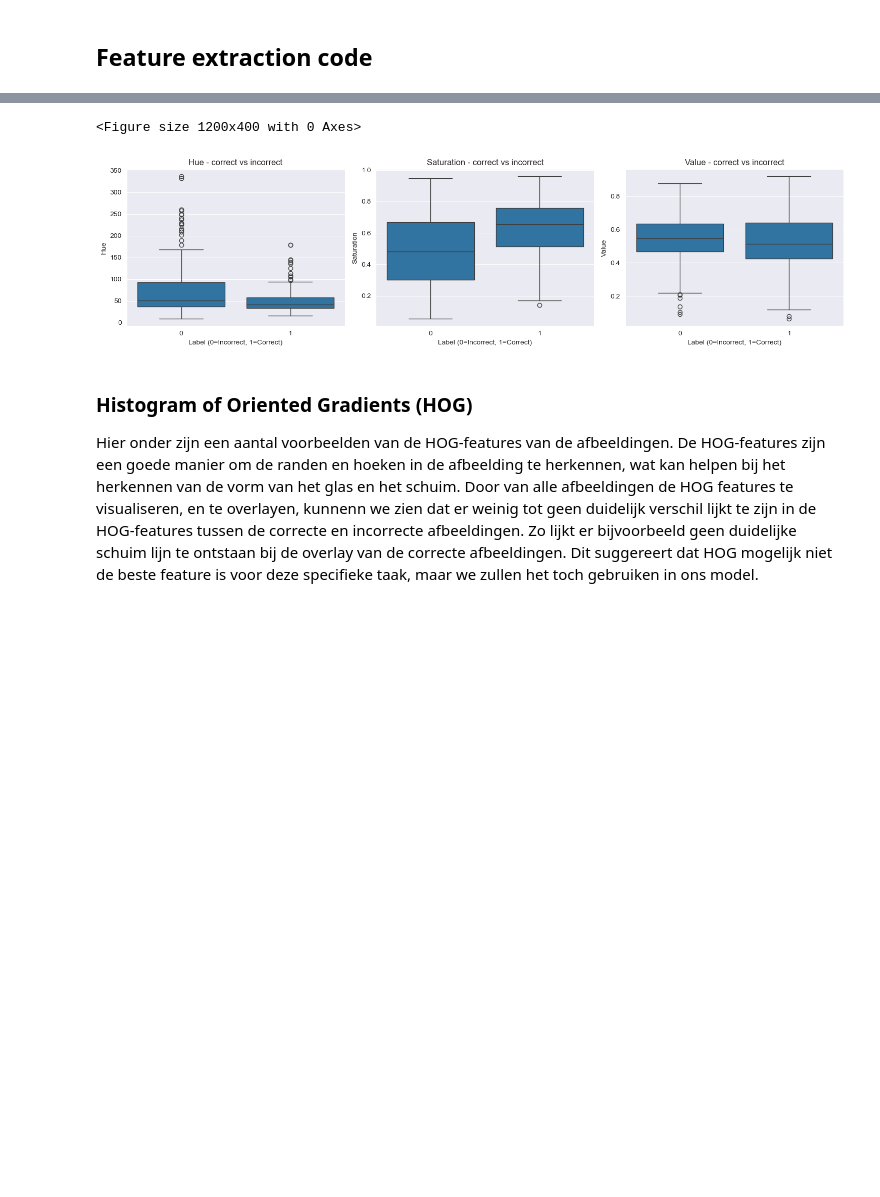
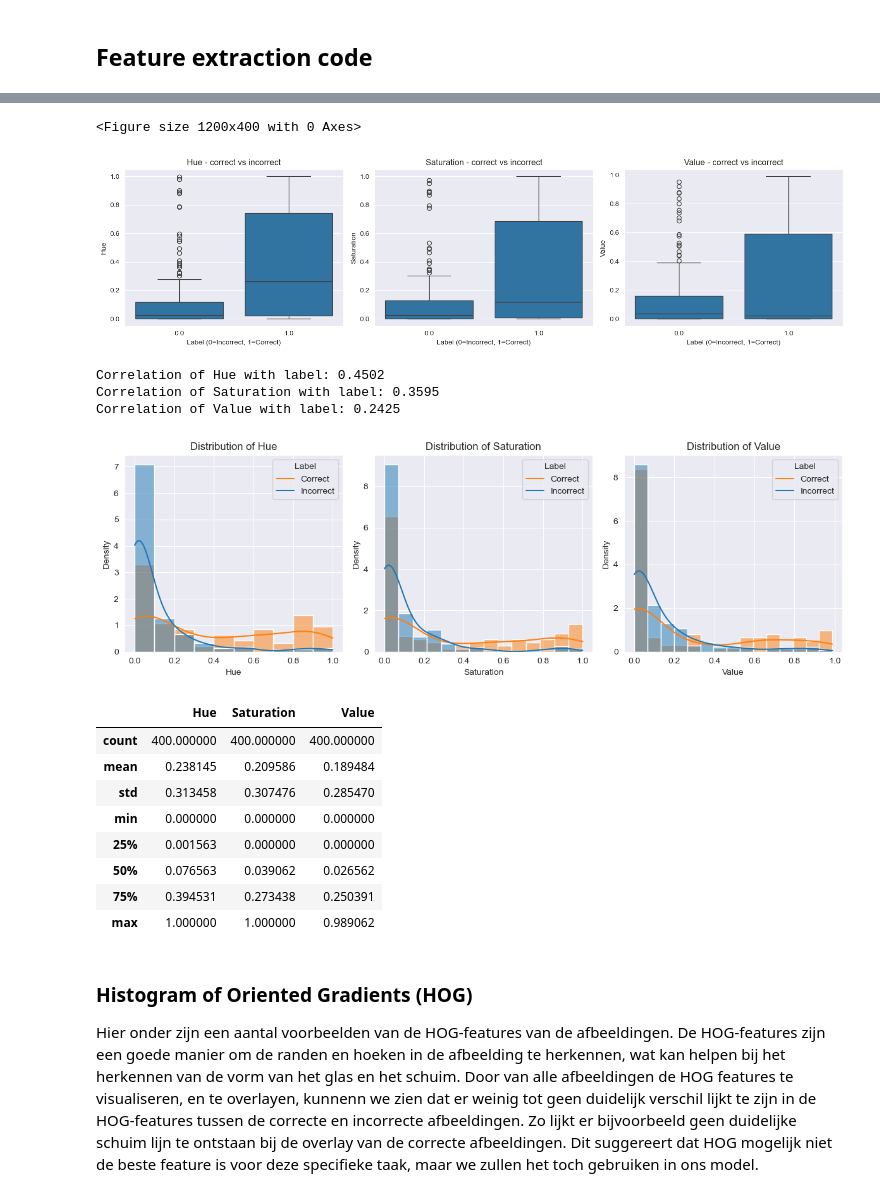
Before and after one commit to Liftpiloot/beer-classifier, a Jupyter notebook: Beer_classifier.ipynb, the cells around one changed output, grey strips where cells are left out. Saved outputs shown, nothing was run; the diff lists cells and outputs as text; code cells hidden in the pictures; blank space fills up the shorter version.

```diff
--- a/Beer_classifier.ipynb
+++ b/Beer_classifier.ipynb
@@ -241,17 +244,20 @@ def extract_features(images):
         # Resize to a consistent size
         image = cv2.resize(image, (128, 128))
 
-        h = image.shape[0]
-        third = h // 3
+        w = image.shape[1]
+        half = w // 2
 
-        foam = image[5:20, :]
-        beer = image[30:60, :]
+        foam = [(5, 10), (10, 15), (15, 20), (20, 25)]
+        foam_features = []
+        beer = image[30:60, half - 30:half + 30, :]
 
-        # --- Wit-percentage in bovenste pixels (5-20) ---
-        hsv_top = cv2.cvtColor(foam, cv2.COLOR_BGR2HSV)
-        # Adjust thresholds for normalized pixel values (0-1 range instead of 0-255)
-        white_mask = cv2.inRange(hsv_top, (0, 0, 0.78), (180, 0.2, 1.0))
-        white_ratio_top = np.sum(white_mask > 0) / white_mask.size
+        # --- Wit-percentage in bovenste derde ---
+        for start, end in foam:
+            region = image[start:end, :]
+            hsv = cv2.cvtColor(region, cv2.COLOR_BGR2HSV)
+            white_mask = cv2.inRange(hsv, (0, 0, 200), (180, 50, 255))
+            white_ratio = np.sum(white_mask > 0) / white_mask.size
+            foam_features.append(white_ratio)
 
         # --- Gemiddelde kleur in middelste pixels (30-60) (HSV) ---
         hsv_mid = cv2.cvtColor(beer, cv2.COLOR_BGR2HSV)
@@ -263,7 +269,7 @@ def extract_features(images):
                            cells_per_block=(2, 2), feature_vector=True)
 
         # Combineer features
-        features = np.concatenate(([white_ratio_top], avg_hsv_mid, hog_features))
+        features = np.concatenate((foam_features, avg_hsv_mid, hog_features))
         all_features.append(features)
     return all_features
 features = extract_features(X)
@@ -290,31 +343,66 @@ Zoals te zien in de boxplots, bevat de incorrecte groep afbeeldingen veel meer u
 # %%
 plt.figure(figsize=(12,4))
 df = pd.DataFrame(features[:, 1:4], columns=['Hue', 'Saturation', 'Value'])
 df['label'] = y  # 1 = correct, 0 = incorrect
 
 # Plot boxplots per kanaal gesplitst op label
 plt.figure(figsize=(15,4))
 
 plt.subplot(1,3,1)
 sns.boxplot(x='label', y='Hue', data=df)
 plt.title('Hue - correct vs incorrect')
 plt.xlabel('Label (0=Incorrect, 1=Correct)')
 
 plt.subplot(1,3,2)
 sns.boxplot(x='label', y='Saturation', data=df)
 plt.title('Saturation - correct vs incorrect')
 plt.xlabel('Label (0=Incorrect, 1=Correct)')
 
 plt.subplot(1,3,3)
 sns.boxplot(x='label', y='Value', data=df)
 plt.title('Value - correct vs incorrect')
 plt.xlabel('Label (0=Incorrect, 1=Correct)')
 
 plt.tight_layout()
 plt.show()
+
+# Compute correlation of each channel with the label
+hue_corr = df['Hue'].corr(df['label'])
+sat_corr = df['Saturation'].corr(df['label'])
+val_corr = df['Value'].corr(df['label'])
+print(f"Correlation of Hue with label: {hue_corr:.4f}")
+print(f"Correlation of Saturation with label: {sat_corr:.4f}")
+print(f"Correlation of Value with label: {val_corr:.4f}")
+
+# for each channel, plot the distribution of the feature
+plt.figure(figsize=(12, 4))
+for i, channel in enumerate(['Hue', 'Saturation', 'Value']):
+    plt.subplot(1, 3, i + 1)
+    sns.histplot(data=df, x=channel, hue='label', kde=True, stat='density', common_norm=False)
+    plt.title(f"Distribution of {channel}")
+    plt.xlabel(channel)
+    plt.ylabel("Density")
+    plt.legend(title='Label', labels=['Correct', 'Incorrect'])
+plt.tight_layout()
+plt.show()
+
+df[['Hue', 'Saturation', 'Value']].describe()
 # %% [output]
 <Figure size 1200x400 with 0 Axes>
-[figure, old version]
+[figure, new version]
+Correlation of Hue with label: 0.4502
+Correlation of Saturation with label: 0.3595
+Correlation of Value with label: 0.2425
+[figure, added]
+|  | Hue | Saturation | Value |
+| count | 400.000000 | 400.000000 | 400.000000 |
+| mean | 0.238145 | 0.209586 | 0.189484 |
+| std | 0.313458 | 0.307476 | 0.285470 |
+| min | 0.000000 | 0.000000 | 0.000000 |
+| 25% | 0.001563 | 0.000000 | 0.000000 |
+| 50% | 0.076563 | 0.039062 | 0.026562 |
+| 75% | 0.394531 | 0.273438 | 0.250391 |
+| max | 1.000000 | 1.000000 | 0.989062 |
 # %% [markdown]
 ### Histogram of Oriented Gradients (HOG)
 Hier onder zijn een aantal voorbeelden van de HOG-features van de afbeeldingen. De HOG-features zijn een goede manier om de randen en hoeken in de afbeelding te herkennen, wat kan helpen bij het herkennen van de vorm van het glas en het schuim. Door van alle afbeeldingen de HOG features te visualiseren, en te overlayen, kunnenn we zien dat er weinig tot geen duidelijk verschil lijkt te zijn in de HOG-features tussen de correcte en incorrecte afbeeldingen. Zo lijkt er bijvoorbeeld geen duidelijke schuim lijn te ontstaan bij de overlay van de correcte afbeeldingen. Dit suggereert dat HOG mogelijk niet de beste feature is voor deze specifieke taak, maar we zullen het toch gebruiken in ons model.
```
Also changed, not shown: parts of 12 cells of this notebook.
